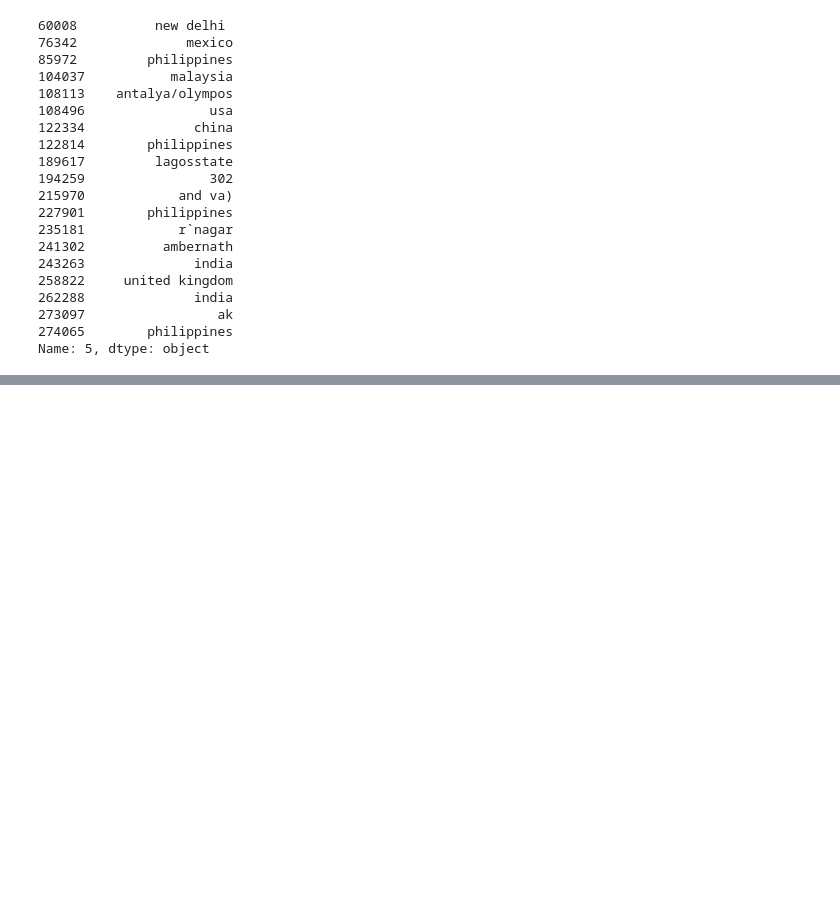
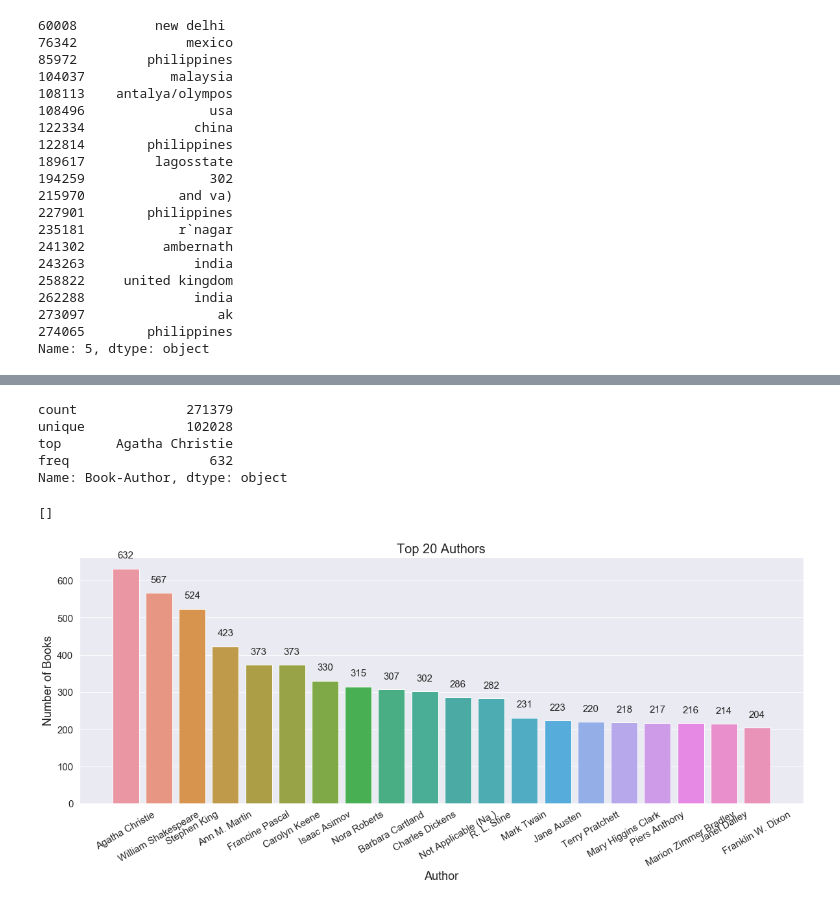
Before and after one commit to GrejSegura/book-recommender, a Jupyter notebook: notebooks/1-data-prep.ipynb, the cells around one changed output, grey strips where cells are left out. Cells and saved outputs as stored; diff of their text form; code cells hidden in the pictures; blank space fills up the shorter version.

```diff
--- a/notebooks/1-data-prep.ipynb
+++ b/notebooks/1-data-prep.ipynb
@@ -58,7 +60,7 @@ Index(['"ISBN', 'Book-Title', 'Book-Author', 'Year-Of-Publication',
       dtype='object')
 # %%
 books['"ISBN'] = books['"ISBN'].str.replace('"', '')
-books['Image-URL-L"'] = books['"ISBN'].str.replace('"', '')
+books['Image-URL-L"'] = books['Image-URL-L"'].str.replace('"', '')
 columns = books.columns.str.replace('"', '').values.tolist()
 books.columns = columns
 # %%
@@ -200,0 +268,28 @@ Name: 2, dtype: int64
+# %%
+books['Book-Author'].astype(str).describe()
+# %% [output]
+count              271379
+unique             102028
+top       Agatha Christie
+freq                  632
+Name: Book-Author, dtype: object
+# %%
+pdata = pd.DataFrame(books['Book-Author'].value_counts()[:20].reset_index().rename(columns={'index':'author','Book-Author':'Number of Books'}))
+
+plt.yticks(fontsize=15)
+plt.xticks(fontsize=15, rotation=30)
+sns.set(rc={'figure.figsize':(20,7)})
+bar = sns.barplot(x='author', y='Number of Books', data=pdata)
+
+for p in bar.patches:
+         bar.annotate("%.0f" % (p.get_height()), (p.get_x() + p.get_width() / 2., p.get_height()),
+             ha='center', va='center', fontsize=15, xytext=(0, 20),
+             textcoords='offset points')
+
+bar.axes.set_title('Top 20 Authors',fontsize=20)
+bar.set_xlabel('Author', fontsize=18)
+bar.set_ylabel('Number of Books', fontsize=18)
+bar.plot()
+# %% [output]
+[]
+[figure, added]
```
Also changed, not shown: parts of 25 cells of this notebook.
